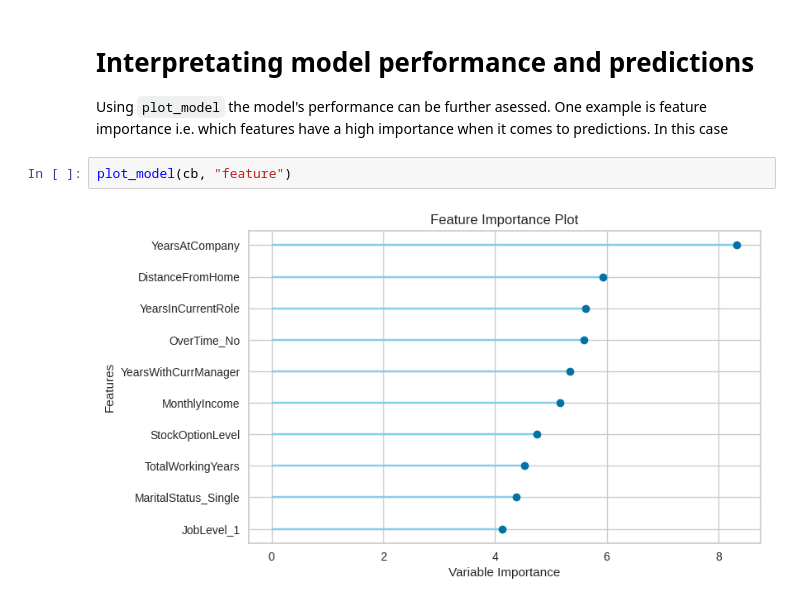
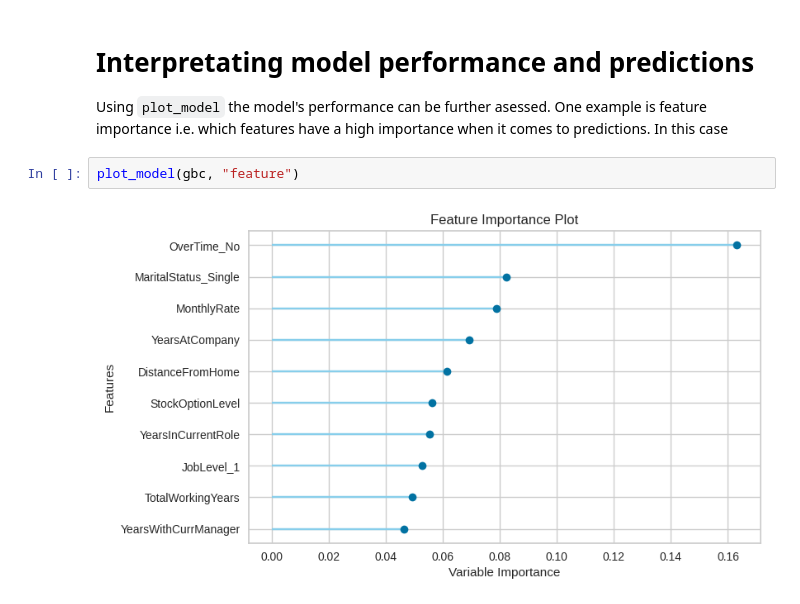
Before and after one commit to Oufattole/HR-Attrition, a Jupyter notebook: Predicting_employee_attrition.ipynb, the cells around one changed output. Saved outputs shown, nothing was run; the diff lists cells and outputs as text.

```diff
--- a/Predicting_employee_attrition.ipynb
+++ b/Predicting_employee_attrition.ipynb
@@ -570,6 +573,6 @@ joblib.dump(prep, 'prep_pipe.pkl', compress = 1)
 # **Interpretating model performance and predictions**
 Using `plot_model` the model's performance can be further asessed. One example is feature importance i.e. which features have a high importance when it comes to predictions. In this case
 # %%
-plot_model(cb, "feature")
+plot_model(gbc, "feature")
 # %% [output]
-[figure, old version]
+[figure, new version]
```
Also changed, not shown: parts of 20 cells of this notebook, 4 other files.
